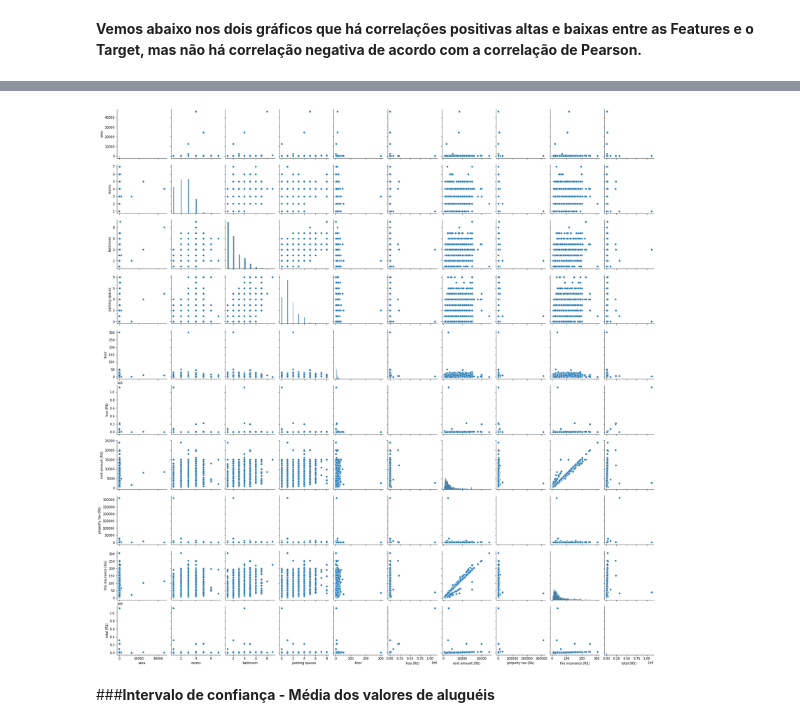
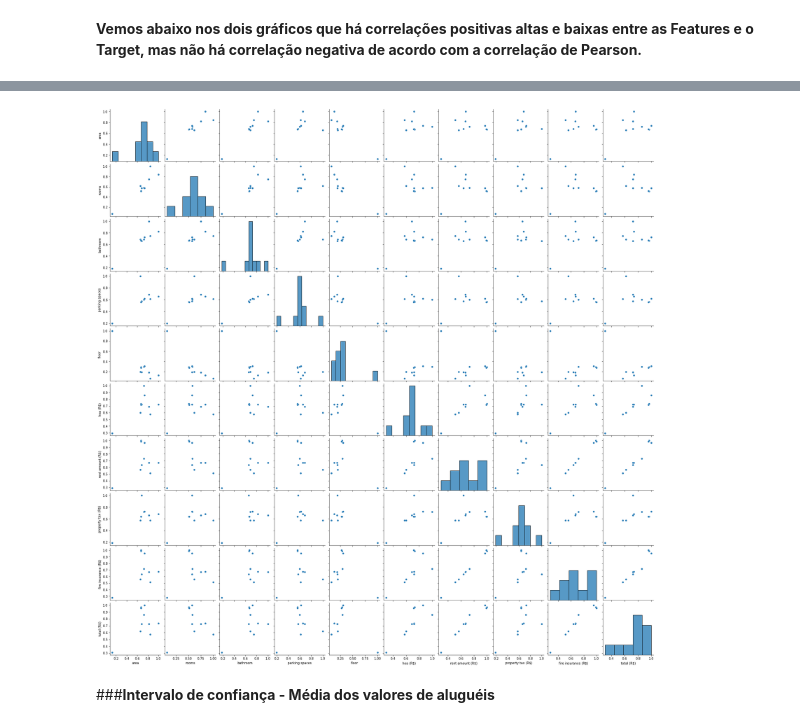
Before and after one commit to fabiobarreto-ds/data-analysis, a Jupyter notebook: 01-aluguel de casas/01_aluguel_de_casas_EDA.ipynb, the cells around one changed output, grey strips where cells are left out. Cells and saved outputs as stored; diff of their text form; code cells hidden in the pictures.

```diff
--- a/01-aluguel de casas/01_aluguel_de_casas_EDA.ipynb
+++ b/01-aluguel de casas/01_aluguel_de_casas_EDA.ipynb
@@ -158,7 +160,7 @@ sns.heatmap(df.corr("spearman"), annot=True)
 # %%
-sns.pairplot(df);
+sns.pairplot(df.corr("spearman"));
 # %% [output]
-[figure, old version]
+[figure, new version]
 # %% [markdown]
 ###**Intervalo de confiança - Média dos valores de aluguéis**
 # %% [markdown]
```
Also changed, not shown: parts of 22 cells of this notebook.
